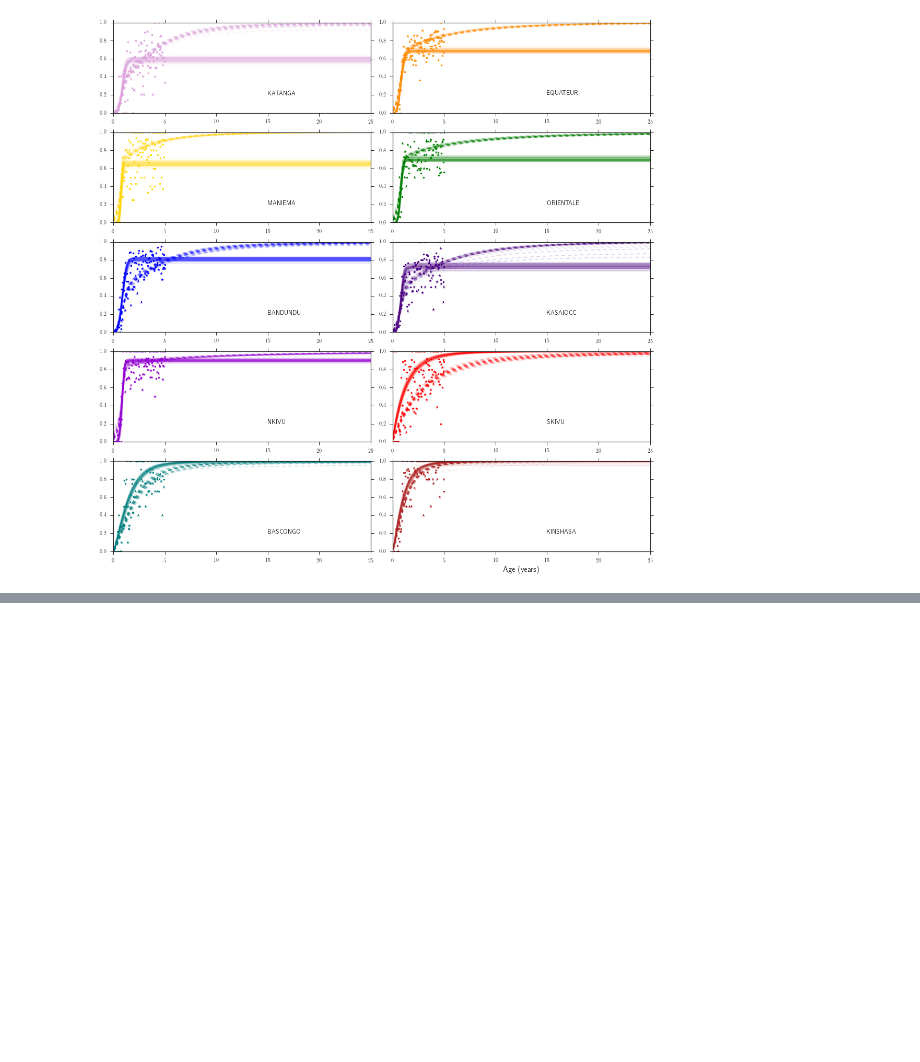
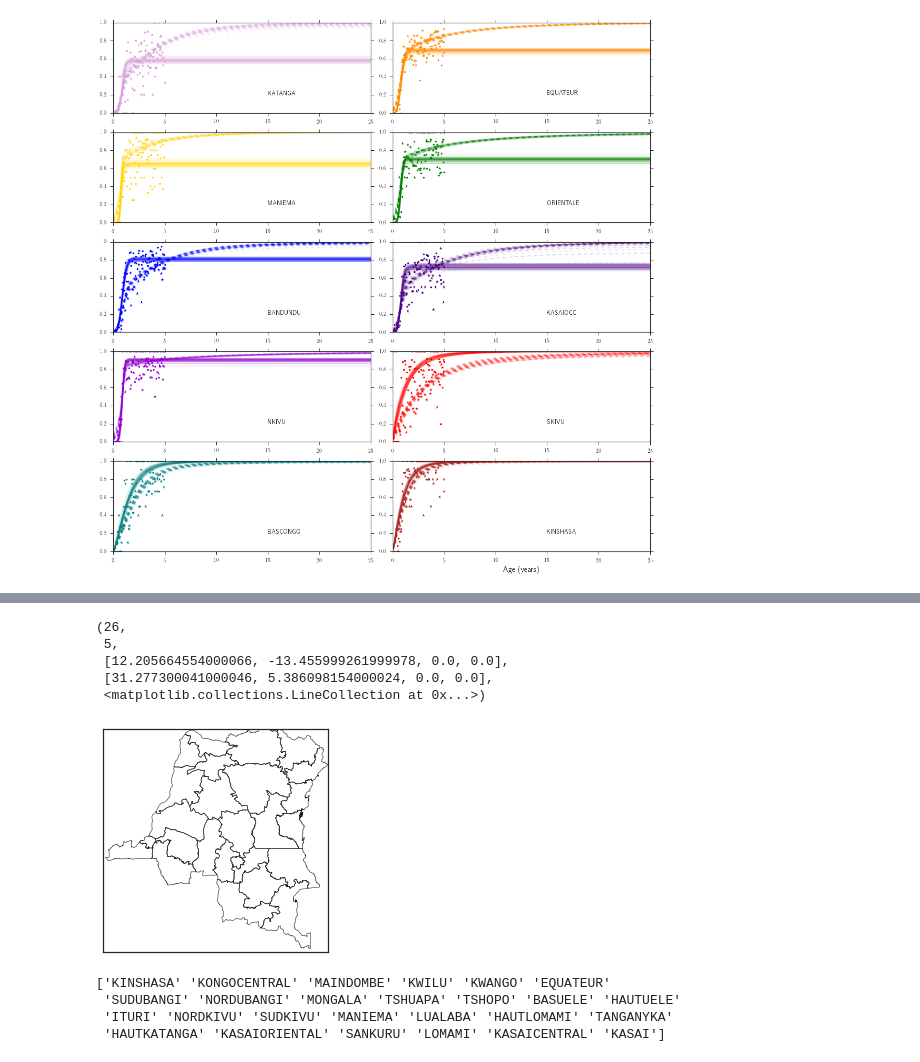
Before and after one commit to lmaesampson/CompetingRates, a Jupyter notebook: Code/Figures.ipynb, the cells around one changed output, grey strips where cells are left out. Saved outputs shown, nothing was run; the diff lists cells and outputs as text; code cells hidden in the pictures; blank space fills up the shorter version.

```diff
--- a/Code/Figures.ipynb
+++ b/Code/Figures.ipynb
@@ -709,0 +841,13 @@ plt.savefig('CaseFits.png')
+# %%
+m = Basemap(resolution='i', # c, l, i, h, f or None (crude, low, intermediate, high)
+            projection='merc', #mercator
+            lat_0=54.5, lon_0=-4.36, #Coordinates of lower-left and upper-right.
+            urcrnrlon=31.33, urcrnrlat= 5.27, llcrnrlon=12.0, llcrnrlat=-13.75);
+m.readshapefile('/Users/laurasampson/Work/shapefiles/DRC/GISunit/dps','areas') #DRC
+# %% [output]
+(26,
+ 5,
+ [12.205664554000066, -13.455999261999978, 0.0, 0.0],
+ [31.277300041000046, 5.386098154000024, 0.0, 0.0],
+ <matplotlib.collections.LineCollection at 0x...>)
+[figure, added]
@@ -709,0 +862,7 @@ plt.savefig('CaseFits.png')
+# %%
+print df_poly.provname.unique()
+# %% [output]
+['KINSHASA' 'KONGOCENTRAL' 'MAINDOMBE' 'KWILU' 'KWANGO' 'EQUATEUR'
+ 'SUDUBANGI' 'NORDUBANGI' 'MONGALA' 'TSHUAPA' 'TSHOPO' 'BASUELE' 'HAUTUELE'
+ 'ITURI' 'NORDKIVU' 'SUDKIVU' 'MANIEMA' 'LUALABA' 'HAUTLOMAMI' 'TANGANYKA'
+ 'HAUTKATANGA' 'KASAIORIENTAL' 'SANKURU' 'LOMAMI' 'KASAICENTRAL' 'KASAI']
```
Also changed, not shown: parts of 16 cells of this notebook, 9 other files.
